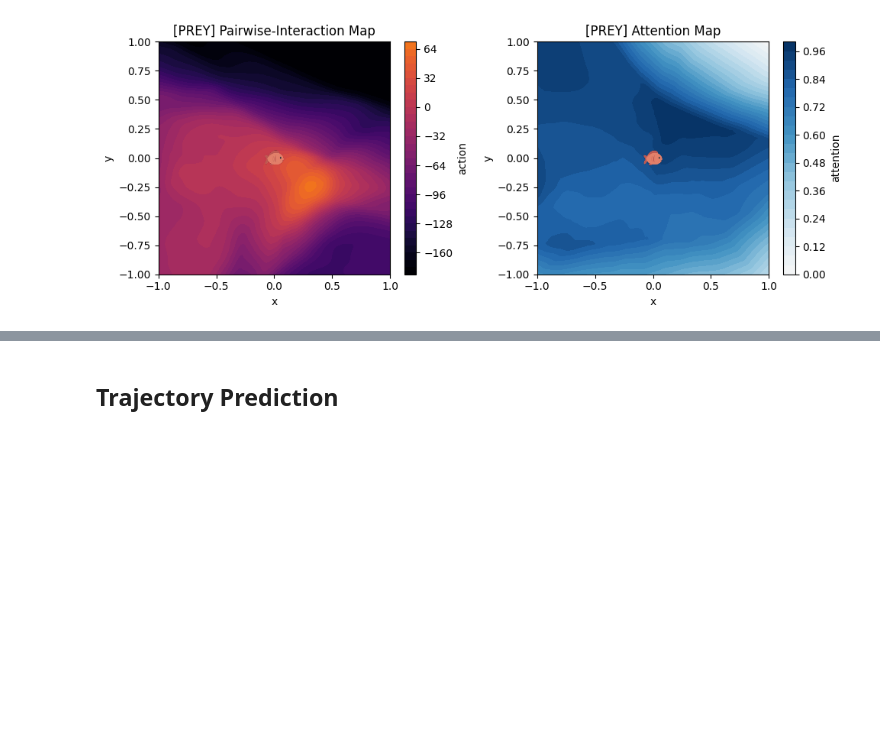
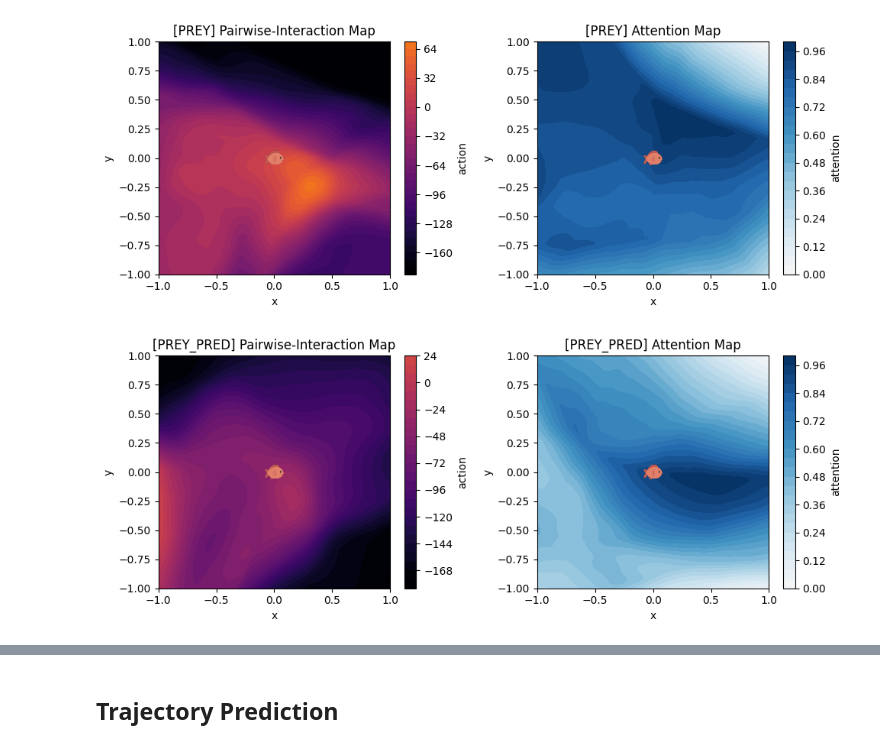
Before and after one commit to wirthy21/Master-Thesis, a Jupyter notebook: notebooks/3. Experiments.ipynb, the cells around one changed output, grey strips where cells are left out. Saved outputs shown, nothing was run; the diff lists cells and outputs as text; code cells hidden in the pictures; blank space fills up the shorter version.

Commit message:
Attention Map prey-pred

```diff
--- a/notebooks/3. Experiments.ipynb
+++ b/notebooks/3. Experiments.ipynb
@@ -155,6 +155,12 @@ xs, ys, prey_action_map, prey_attn_map = compute_pin_an_maps(role="prey", pin=ga
 plot_policy_maps(xs, ys, prey_action_map, prey_attn_map, role="prey", img_path=prey_img_path)
 # %% [output]
 [figure]
+# %%
+# compute and plot prey-predator relationship policy maps
+xs, ys, prey_action_map, prey_attn_map = compute_pin_an_maps(role="prey_pred", pin=gail_prey_policy.pairwise, an=gail_prey_policy.attention)
+plot_policy_maps(xs, ys, prey_action_map, prey_attn_map, role="prey_pred", img_path=prey_img_path)
+# %% [output]
+[figure, added]
 # %%
 # plot the trajectories of agents
 plot_trajectory(gail_metrics)
```
Also changed, not shown: parts of 1 cell of this notebook, 1 other file.
